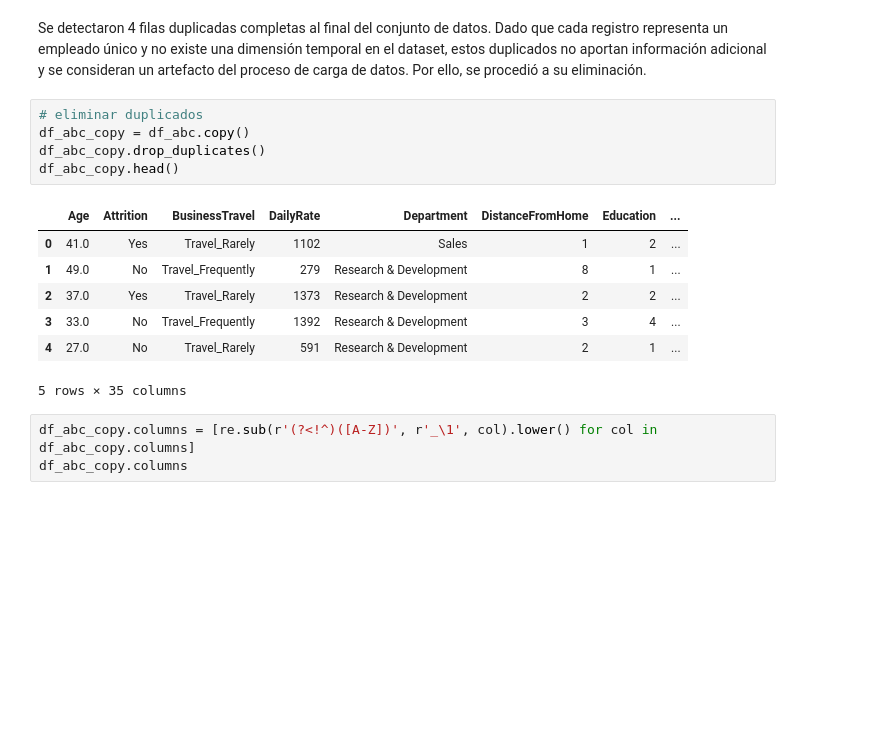
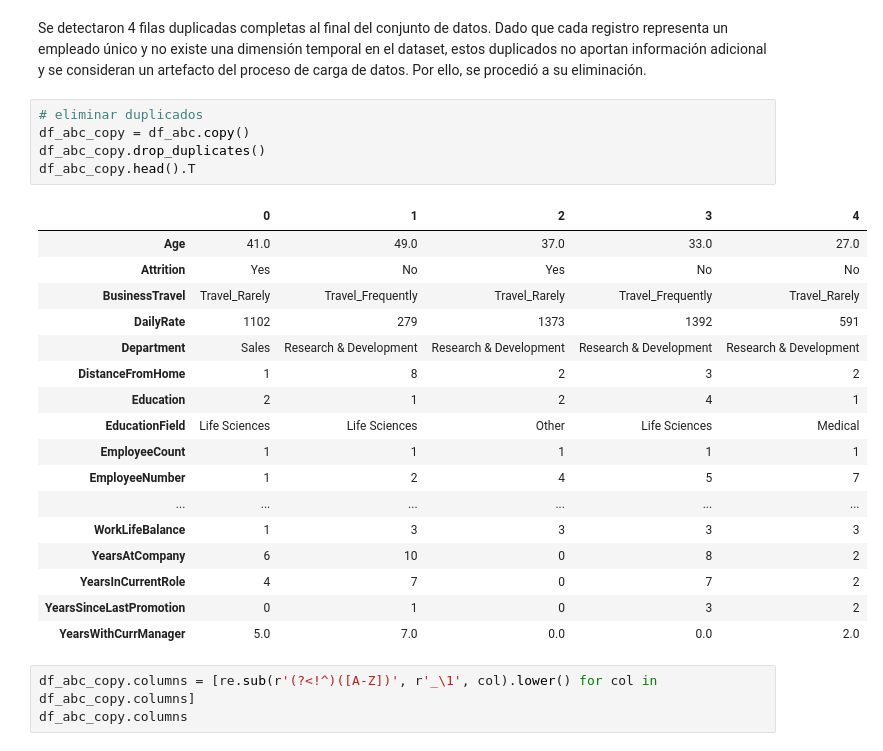
Before and after one commit to juliaisidroj/-project-da-promo-59-modulo-3-team-1, a Jupyter notebook: notebooks/general.ipynb, the cells around one changed output. Drawn from its saved outputs; the diff is of its cells as text; blank space fills up the shorter version.

```diff
--- a/notebooks/general.ipynb
+++ b/notebooks/general.ipynb
@@ -149,16 +149,26 @@ Se detectaron 4 filas duplicadas completas al final del conjunto de datos. Dado
 # %%
 # eliminar duplicados
 df_abc_copy = df_abc.copy()
 df_abc_copy.drop_duplicates()
-df_abc_copy.head()
+df_abc_copy.head().T
 # %% [output]
-|  | Age | Attrition | BusinessTravel | DailyRate | Department | DistanceFromHome | Education | ... |
-| 0 | 41.0 | Yes | Travel_Rarely | 1102 | Sales | 1 | 2 | ... |
-| 1 | 49.0 | No | Travel_Frequently | 279 | Research & Development | 8 | 1 | ... |
-| 2 | 37.0 | Yes | Travel_Rarely | 1373 | Research & Development | 2 | 2 | ... |
-| 3 | 33.0 | No | Travel_Frequently | 1392 | Research & Development | 3 | 4 | ... |
-| 4 | 27.0 | No | Travel_Rarely | 591 | Research & Development | 2 | 1 | ... |
+|  | 0 | 1 | 2 | 3 | 4 |
+| Age | 41.0 | 49.0 | 37.0 | 33.0 | 27.0 |
+| Attrition | Yes | No | Yes | No | No |
+| BusinessTravel | Travel_Rarely | Travel_Frequently | Travel_Rarely | Travel_Frequently | Travel_Rarely |
+| DailyRate | 1102 | 279 | 1373 | 1392 | 591 |
+| Department | Sales | Research & Development | Research & Development | Research & Development | Research & Development |
+| DistanceFromHome | 1 | 8 | 2 | 3 | 2 |
+| Education | 2 | 1 | 2 | 4 | 1 |
+| EducationField | Life Sciences | Life Sciences | Other | Life Sciences | Medical |
+| EmployeeCount | 1 | 1 | 1 | 1 | 1 |
+| EmployeeNumber | 1 | 2 | 4 | 5 | 7 |
+| ... | ... | ... | ... | ... | ... |
+| WorkLifeBalance | 1 | 3 | 3 | 3 | 3 |
+| YearsAtCompany | 6 | 10 | 0 | 8 | 2 |
+| YearsInCurrentRole | 4 | 7 | 0 | 7 | 2 |
+| YearsSinceLastPromotion | 0 | 1 | 0 | 3 | 2 |
+| YearsWithCurrManager | 5.0 | 7.0 | 0.0 | 0.0 | 2.0 |
-5 rows × 35 columns
 # %%
 df_abc_copy.columns = [re.sub(r'(?<!^)([A-Z])', r'_\1', col).lower() for col in df_abc_copy.columns]
 df_abc_copy.columns
```
Also changed, not shown: parts of 10 cells of this notebook, 1 other file.
